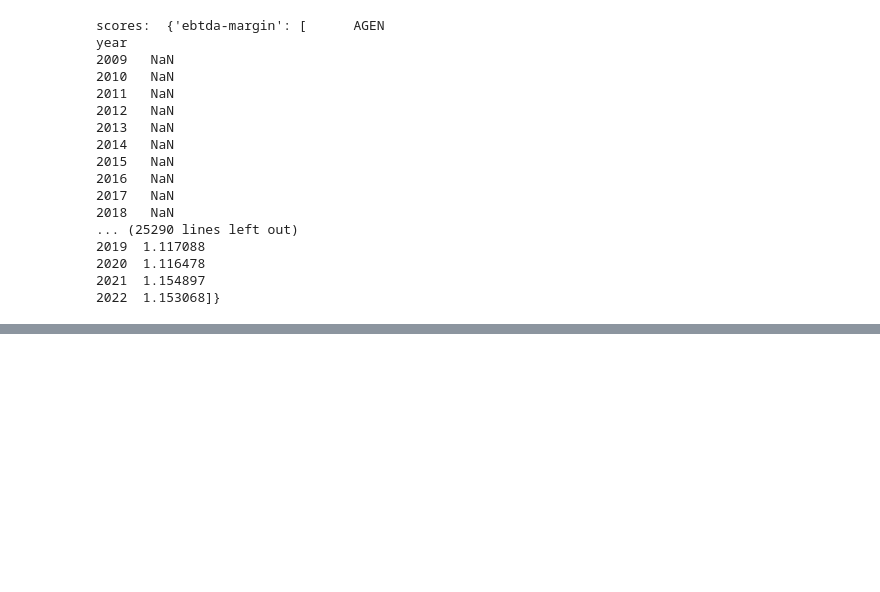
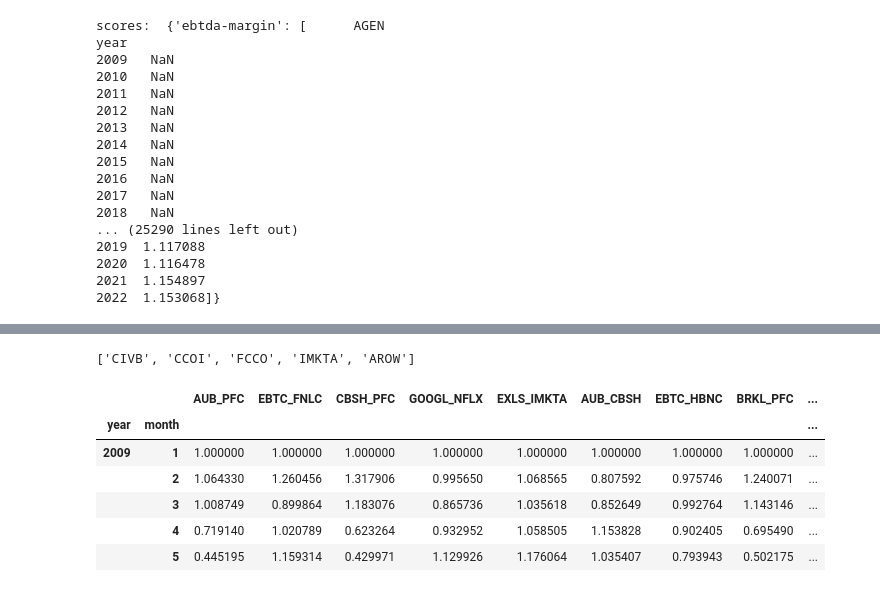
Before and after one commit to VinceXIV/macrotrends-scraper, a Jupyter notebook: test.ipynb, the cells around one changed output, grey strips where cells are left out. Drawn from its saved outputs; the diff is of its cells as text; code cells hidden in the pictures; blank space fills up the shorter version.

```diff
--- a/test.ipynb
+++ b/test.ipynb
@@ -182,0 +309,5 @@ pairs.head()
+# %%
+top_ten_method_1
+top_ten_traditional = top_ten_traditional['distance']
+top_ten_method_2
+top_ten_traditional
@@ -182,0 +327,45 @@ pairs.head()
+# %%
+## We get a list of stocks from the pairs calculated above
+
+def get_stocks(pair_list):
+    result = []
+    for pair in pair_list:
+        result.append(pair.split('_')[0])
+        result.append(pair.split('_')[1])
+
+    return list(set(result))
+
+a = get_stocks(top_ten_method_1.keys())
+b = get_stocks(top_ten_method_2.keys())
+c = get_stocks(top_ten_traditional.keys())
+all_stocks = list(set(a + b + c))
+all_stocks[:5]
+# %% [output]
+['CIVB', 'CCOI', 'FCCO', 'IMKTA', 'AROW']
+# %%
+pairs_data = get_monthly_adjusted_price(all_stocks, start_year=2009)
+pairs_data.to_csv("pairs data.csv", index=False)
+# %%
+def get_relative_price(pairs, pairs_data):
+    stock_pairs_arr = []
+    for pair in pairs.keys():
+        stock1 = pair.split("_")[0]
+        stock2 = pair.split("_")[1]
+
+        relative_price = pairs_data[stock1]/pairs_data[stock2]
+        relative_price.name = pair
+        stock_pairs_arr.append(relative_price)
+
+    return pd.concat(stock_pairs_arr, axis=1)
+# %%
+relative_prices = get_relative_price(top_ten_method_1, pairs_data)
+
+relative_prices.head()
+# %% [output]
+|  |  | AUB_PFC | EBTC_FNLC | CBSH_PFC | GOOGL_NFLX | EXLS_IMKTA | AUB_CBSH | EBTC_HBNC | BRKL_PFC | ... |
+| year | month |  |  |  |  |  |  |  |  | ... |
+| 2009 | 1 | 1.000000 | 1.000000 | 1.000000 | 1.000000 | 1.000000 | 1.000000 | 1.000000 | 1.000000 | ... |
+|  | 2 | 1.064330 | 1.260456 | 1.317906 | 0.995650 | 1.068565 | 0.807592 | 0.975746 | 1.240071 | ... |
+|  | 3 | 1.008749 | 0.899864 | 1.183076 | 0.865736 | 1.035618 | 0.852649 | 0.992764 | 1.143146 | ... |
+|  | 4 | 0.719140 | 1.020789 | 0.623264 | 0.932952 | 1.058505 | 1.153828 | 0.902405 | 0.695490 | ... |
+|  | 5 | 0.445195 | 1.159314 | 0.429971 | 1.129926 | 1.176064 | 1.035407 | 0.793943 | 0.502175 | ... |
```
Also changed, not shown: parts of 12 cells of this notebook, 10 other files.
